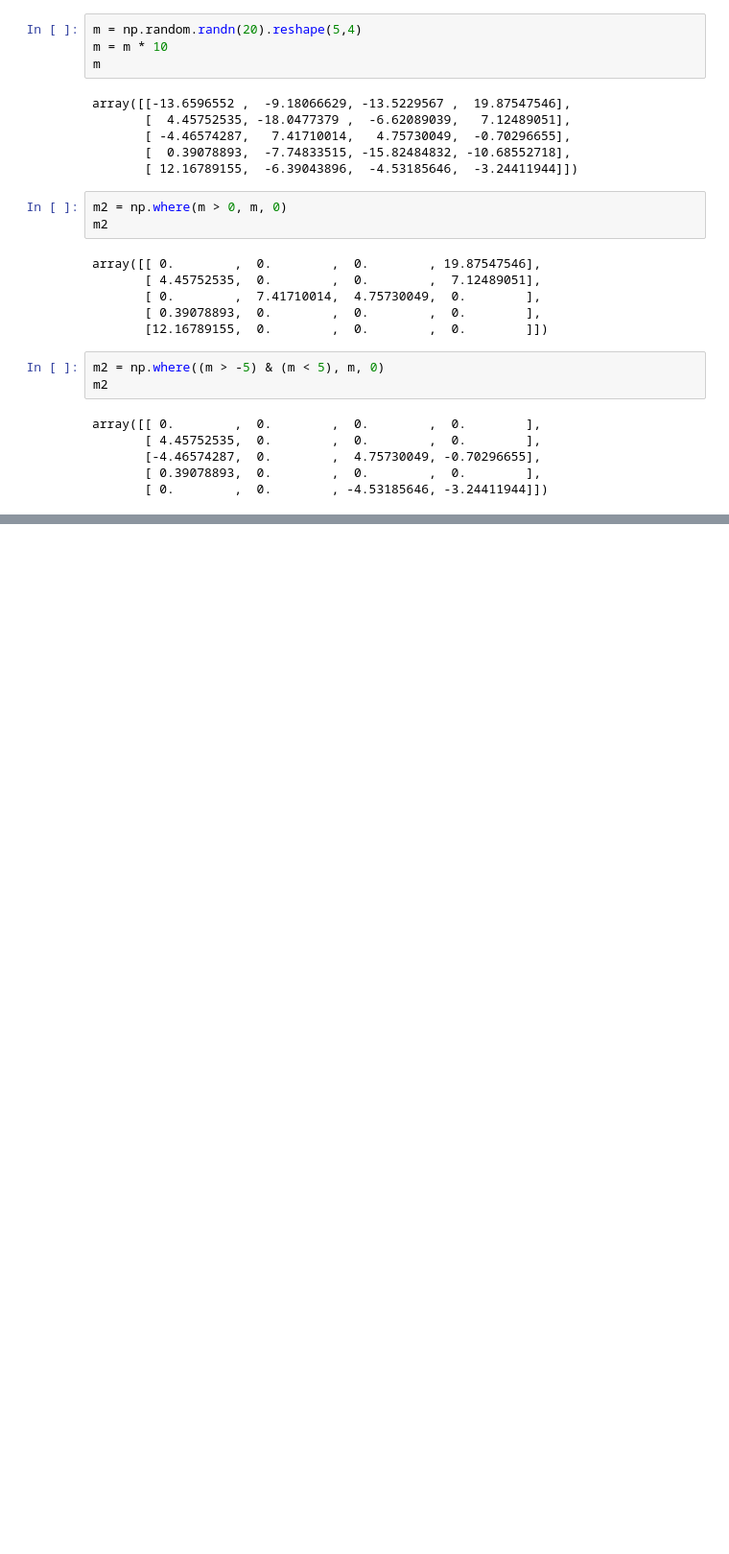
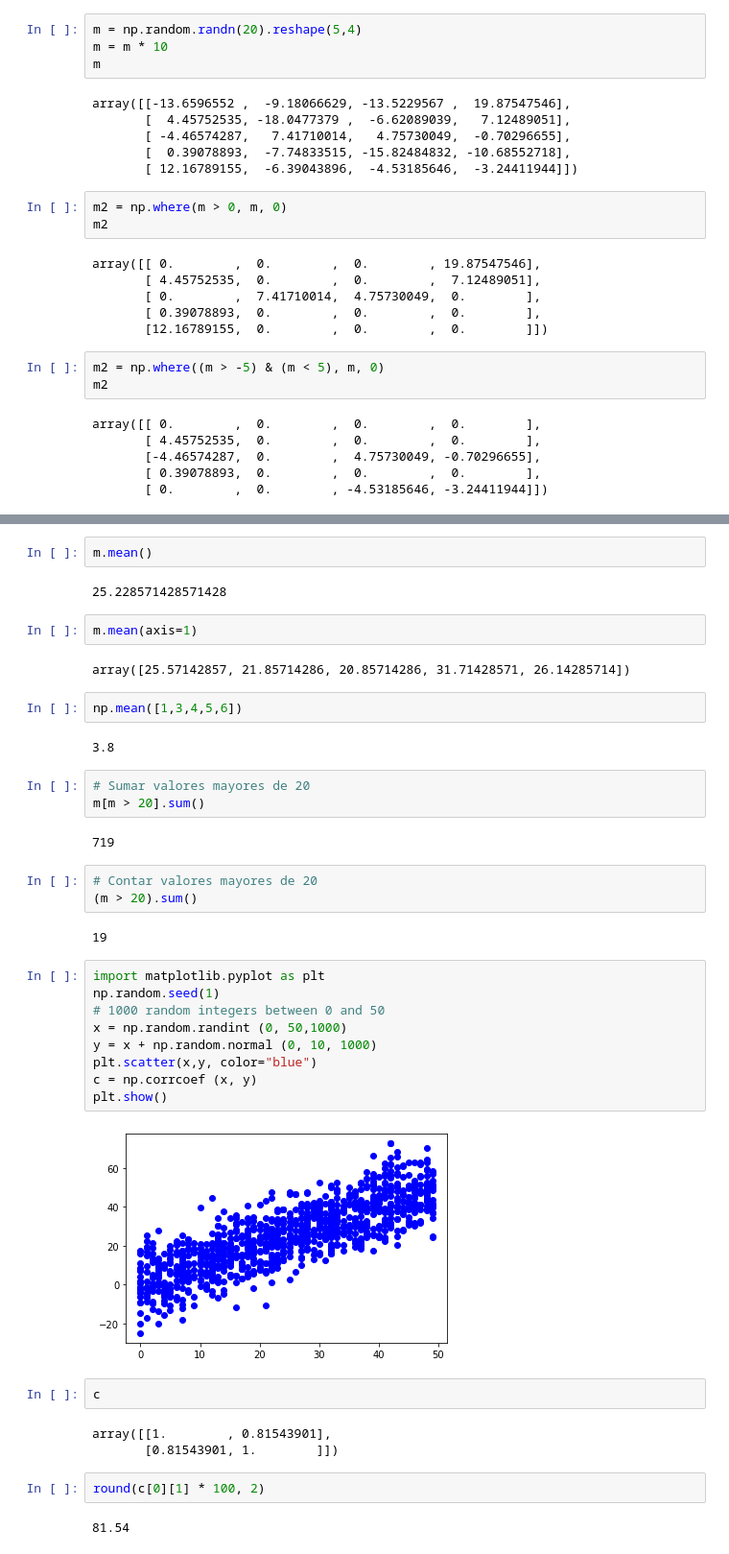
Before and after one commit to aldebarran22/curso_avanzado_santander, a Jupyter notebook: codigo_feb_26_mar_1/prueba_numpy.ipynb, the cells around one changed output, grey strips where cells are left out. Shown at 96% size. Drawn from its saved outputs; the diff is of its cells as text; blank space fills up the shorter version.

```diff
--- a/codigo_feb_26_mar_1/prueba_numpy.ipynb
+++ b/codigo_feb_26_mar_1/prueba_numpy.ipynb
@@ -328,0 +338,42 @@ array([[ 0.        ,  0.        ,  0.        ,  0.        ],
+# %%
+m.mean()
+# %% [output]
+25.228571428571428
+# %%
+m.mean(axis=1)
+# %% [output]
+array([25.57142857, 21.85714286, 20.85714286, 31.71428571, 26.14285714])
+# %%
+np.mean([1,3,4,5,6])
+# %% [output]
+3.8
+# %%
+# Sumar valores mayores de 20
+m[m > 20].sum()
+# %% [output]
+719
+# %%
+# Contar valores mayores de 20
+(m > 20).sum()
+# %% [output]
+19
+# %%
+import matplotlib.pyplot as plt
+np.random.seed(1)
+# 1000 random integers between 0 and 50
+x = np.random.randint (0, 50,1000)
+y = x + np.random.normal (0, 10, 1000)
+plt.scatter(x,y, color="blue")
+c = np.corrcoef (x, y)
+plt.show()
+# %% [output]
+[figure, added]
+# %%
+c
+# %% [output]
+array([[1.        , 0.81543901],
+       [0.81543901, 1.        ]])
+# %%
+round(c[0][1] * 100, 2)
+# %% [output]
+81.54
```
Also changed, not shown: parts of 7 cells of this notebook.
